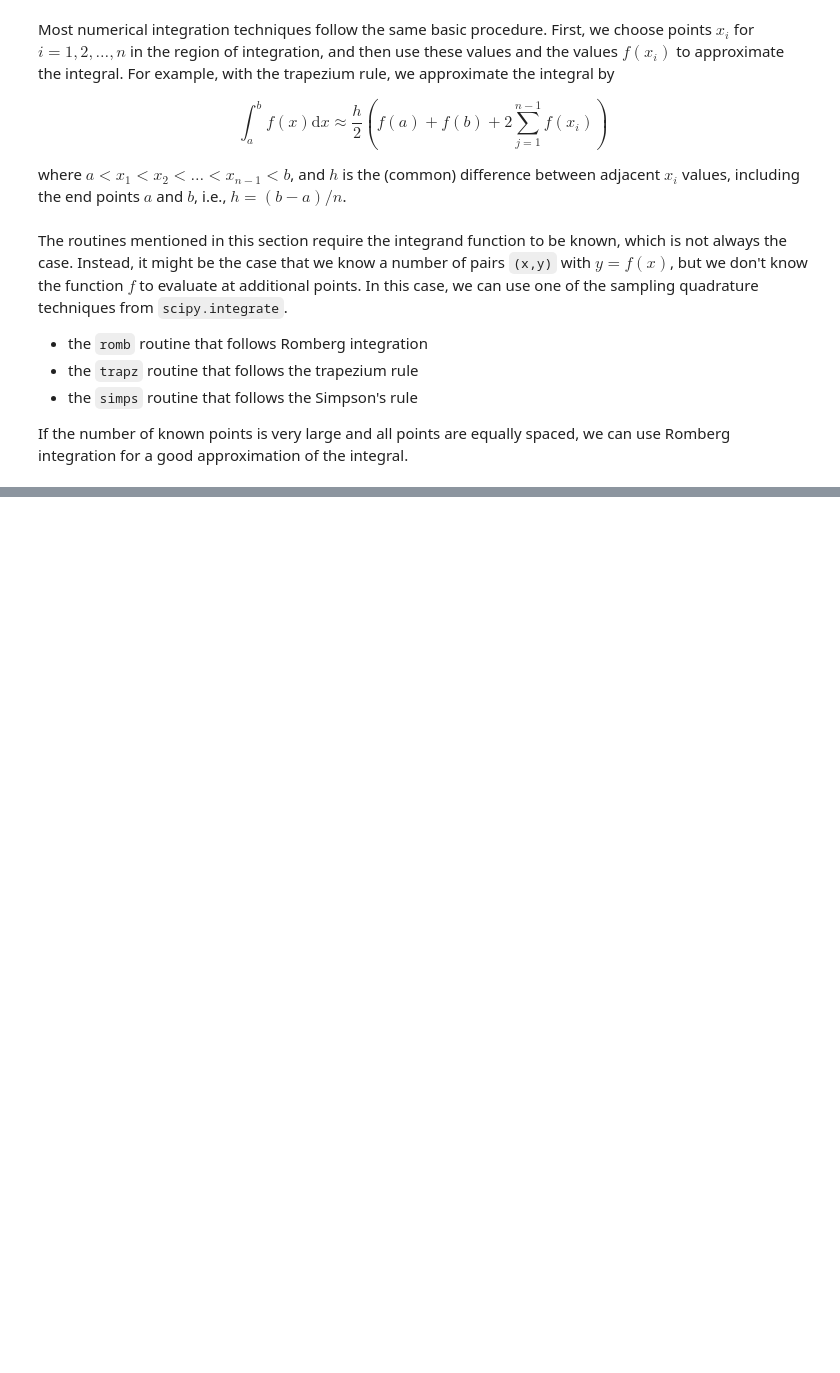
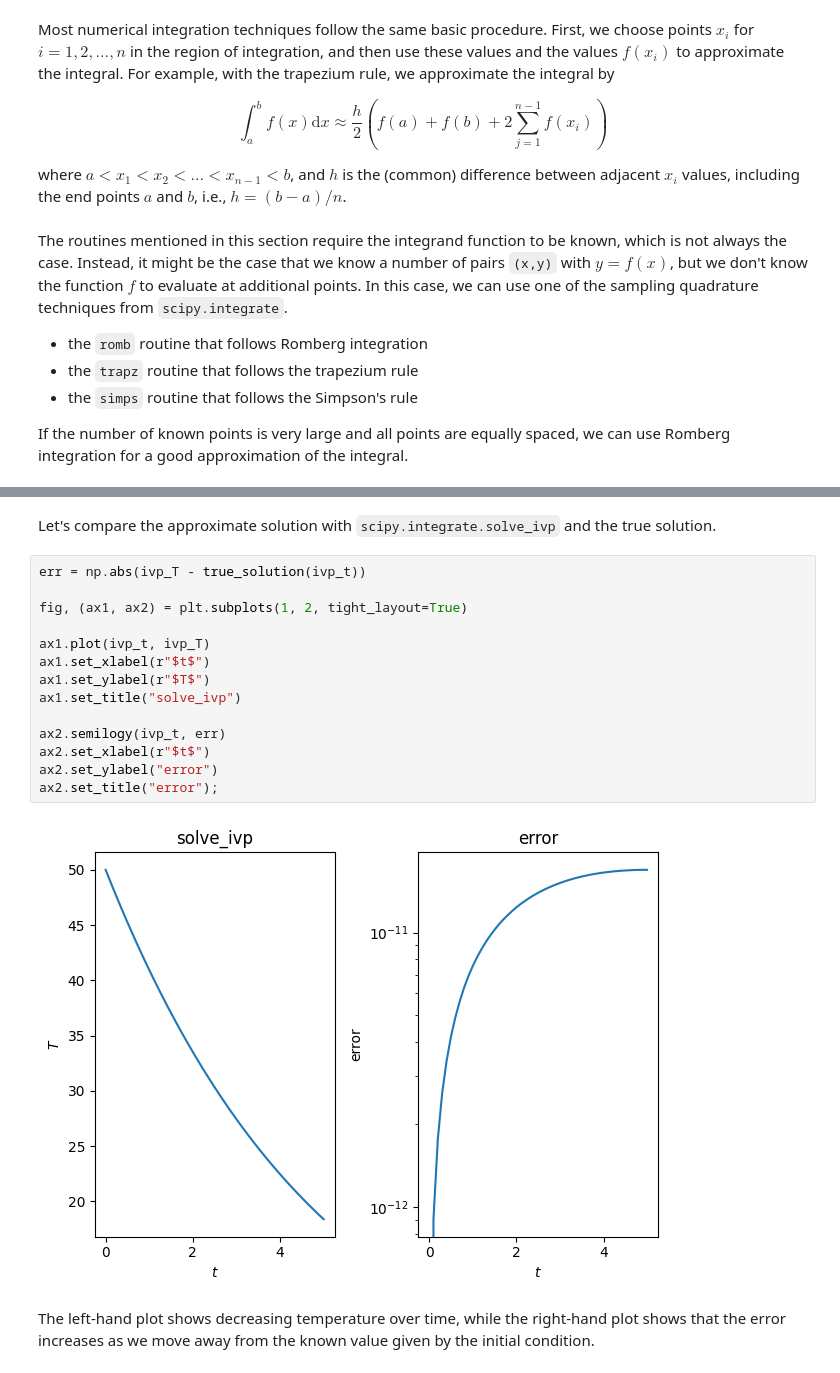
Before and after one commit to toshiro-en-miyamoto/math2, a Jupyter notebook: jupyter/samMorley/ch03_calculus.ipynb, the cells around one changed output, grey strips where cells are left out. Cells and saved outputs as stored; diff of their text form; blank space fills up the shorter version.

```diff
--- a/jupyter/samMorley/ch03_calculus.ipynb
+++ b/jupyter/samMorley/ch03_calculus.ipynb
@@ -211,0 +301,20 @@ If the number of known points is very large and all points are equally spaced, w
+# %% [markdown]
+Let's compare the approximate solution with `scipy.integrate.solve_ivp` and the true solution.
+# %%
+err = np.abs(ivp_T - true_solution(ivp_t))
+
+fig, (ax1, ax2) = plt.subplots(1, 2, tight_layout=True)
+
+ax1.plot(ivp_t, ivp_T)
+ax1.set_xlabel(r"$t$")
+ax1.set_ylabel(r"$T$")
+ax1.set_title("solve_ivp")
+
+ax2.semilogy(ivp_t, err)
+ax2.set_xlabel(r"$t$")
+ax2.set_ylabel("error")
+ax2.set_title("error");
+# %% [output]
+[figure, added]
+# %% [markdown]
+The left-hand plot shows decreasing temperature over time, while the right-hand plot shows that the error increases as we move away from the known value given by the initial condition.
```
Also changed, not shown: parts of 8 cells of this notebook.
